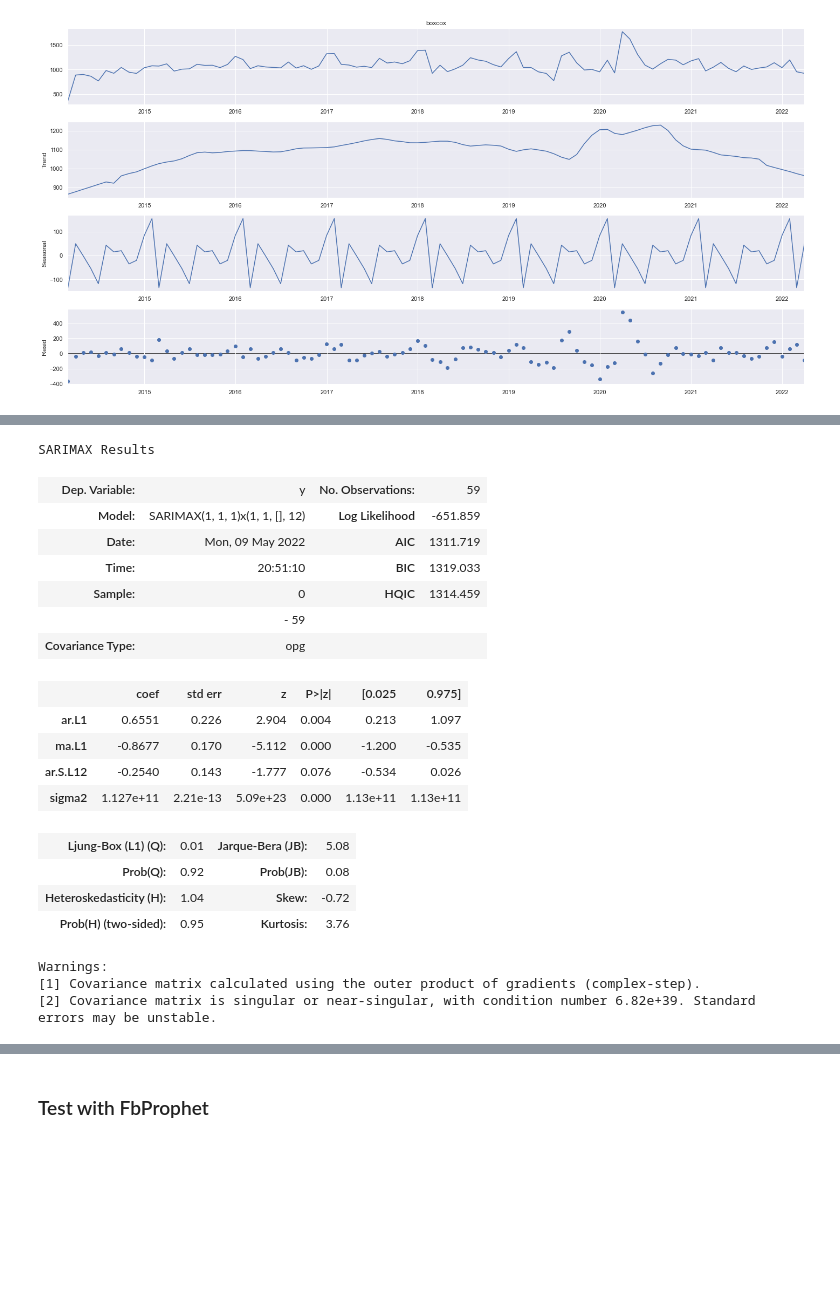
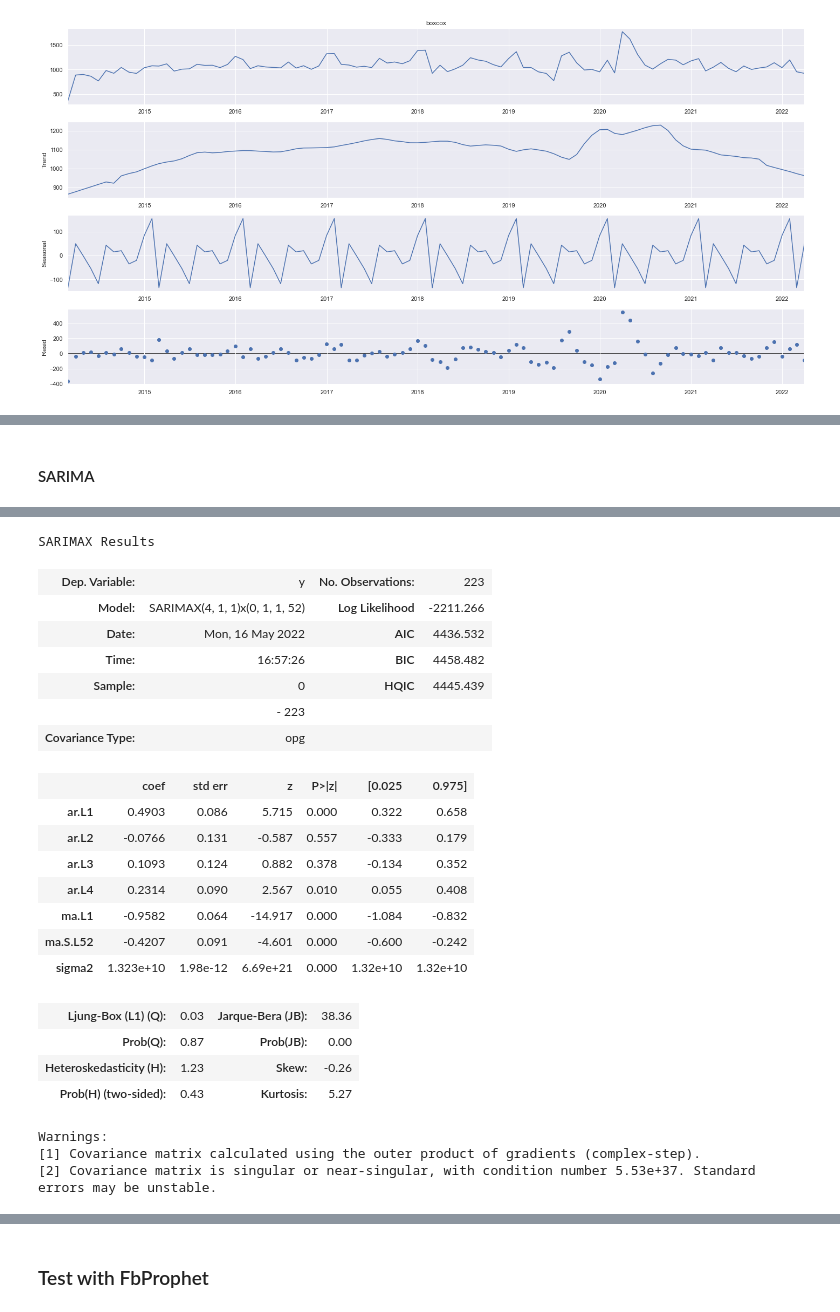
Before and after one commit to DragoneKTM/TimeSeriesProject, a Jupyter notebook: TimeSeriesProject.ipynb, the cells around one changed output, grey strips where cells are left out. Cells and saved outputs as stored; diff of their text form; code cells hidden in the pictures; blank space fills up the shorter version.

```diff
--- a/TimeSeriesProject.ipynb
+++ b/TimeSeriesProject.ipynb
@@ -231,0 +251,4 @@ plt.show()
+# %%
+df_fb = df_sells_week.reset_index().copy()
+df_fb.drop(['boxcox'], axis=1, inplace=True)
+df_fb.columns = ['ds', 'y']
@@ -231,0 +302,6 @@ plt.show()
+# %%
+df_fb_train = df_fb[df_fb['ds'] < '2018-06-01']
+df_fb_test = df_fb[(df_fb['ds'] >='2018-06-01') & (df_fb['ds'] < '2020-03-01')]
+# %%
+model = Prophet(changepoint_prior_scale=1.0, seasonality_prior_scale=1.0, seasonality_mode='multiplicative')
+model.fit(df_fb_train)
@@ -231,0 +314,12 @@ plt.show()
+# %%
+# Plot
+plt.plot(df_fb_train.set_index('ds')['y'])
+plt.plot(df_fb_test.set_index('ds')['y'])
+plt.plot(forecast.set_index('ds')['yhat'], color='darkgreen')
+plt.fill_between(forecast.set_index('ds').index,
+                 forecast.set_index('ds')['yhat_lower'],
+                 forecast.set_index('ds')['yhat_upper'],
+                 color='k', alpha=.15)
+
+plt.title("FbProphet - Forecast")
+plt.show()
@@ -232,12 +357,14 @@ plt.show()
+# %% [markdown]
+#### SARIMA
 # %%
 import pmdarima as pm
 # %%
 df_sells_month_train = df_sells_month[df_sells_month.index < '2019-01-01']
 df_sells_month_test = df_sells_month[(df_sells_month.index > '2018-12-30') & (df_sells_month.index < '2021-12-31')]
 # %%
-smodel = pm.auto_arima(df_sells_month_train['totale'], start_p=1, start_q=1,
+smodel = pm.auto_arima(df_fb_train['y'], start_p=1, start_q=1,
                          test='adf',
-                         max_p=10, max_q=10, m=12,
+                         max_p=10, max_q=10, m=52,
                          start_P=0, seasonal=True,
                          d=1, D=1, trace=True,
                          error_action='ignore',
@@ -266,20 +393,23 @@ Total fit time: 2.509 seconds
 SARIMAX Results
-| Dep. Variable: | y | No. Observations: | 59 |
-| Model: | SARIMAX(1, 1, 1)x(1, 1, [], 12) | Log Likelihood | -651.859 |
-| Date: | Mon, 09 May 2022 | AIC | 1311.719 |
-| Time: | 20:51:10 | BIC | 1319.033 |
-| Sample: | 0 | HQIC | 1314.459 |
-|  | - 59 |  |  |
+| Dep. Variable: | y | No. Observations: | 223 |
+| Model: | SARIMAX(4, 1, 1)x(0, 1, 1, 52) | Log Likelihood | -2211.266 |
+| Date: | Mon, 16 May 2022 | AIC | 4436.532 |
+| Time: | 16:57:26 | BIC | 4458.482 |
+| Sample: | 0 | HQIC | 4445.439 |
+|  | - 223 |  |  |
 | Covariance Type: | opg |  |  |
 |  | coef | std err | z | P>|z| | [0.025 | 0.975] |
-| ar.L1 | 0.6551 | 0.226 | 2.904 | 0.004 | 0.213 | 1.097 |
-| ma.L1 | -0.8677 | 0.170 | -5.112 | 0.000 | -1.200 | -0.535 |
-| ar.S.L12 | -0.2540 | 0.143 | -1.777 | 0.076 | -0.534 | 0.026 |
-| sigma2 | 1.127e+11 | 2.21e-13 | 5.09e+23 | 0.000 | 1.13e+11 | 1.13e+11 |
+| ar.L1 | 0.4903 | 0.086 | 5.715 | 0.000 | 0.322 | 0.658 |
+| ar.L2 | -0.0766 | 0.131 | -0.587 | 0.557 | -0.333 | 0.179 |
+| ar.L3 | 0.1093 | 0.124 | 0.882 | 0.378 | -0.134 | 0.352 |
+| ar.L4 | 0.2314 | 0.090 | 2.567 | 0.010 | 0.055 | 0.408 |
+| ma.L1 | -0.9582 | 0.064 | -14.917 | 0.000 | -1.084 | -0.832 |
+| ma.S.L52 | -0.4207 | 0.091 | -4.601 | 0.000 | -0.600 | -0.242 |
+| sigma2 | 1.323e+10 | 1.98e-12 | 6.69e+21 | 0.000 | 1.32e+10 | 1.32e+10 |
-| Ljung-Box (L1) (Q): | 0.01 | Jarque-Bera (JB): | 5.08 |
-| Prob(Q): | 0.92 | Prob(JB): | 0.08 |
-| Heteroskedasticity (H): | 1.04 | Skew: | -0.72 |
-| Prob(H) (two-sided): | 0.95 | Kurtosis: | 3.76 |
+| Ljung-Box (L1) (Q): | 0.03 | Jarque-Bera (JB): | 38.36 |
+| Prob(Q): | 0.87 | Prob(JB): | 0.00 |
+| Heteroskedasticity (H): | 1.23 | Skew: | -0.26 |
+| Prob(H) (two-sided): | 0.43 | Kurtosis: | 5.27 |
 Warnings:
 [1] Covariance matrix calculated using the outer product of gradients (complex-step).
-[2] Covariance matrix is singular or near-singular, with condition number 6.82e+39. Standard errors may be unstable.
+[2] Covariance matrix is singular or near-singular, with condition number 5.53e+37. Standard errors may be unstable.
```
Also changed, not shown: parts of 25 cells of this notebook.
